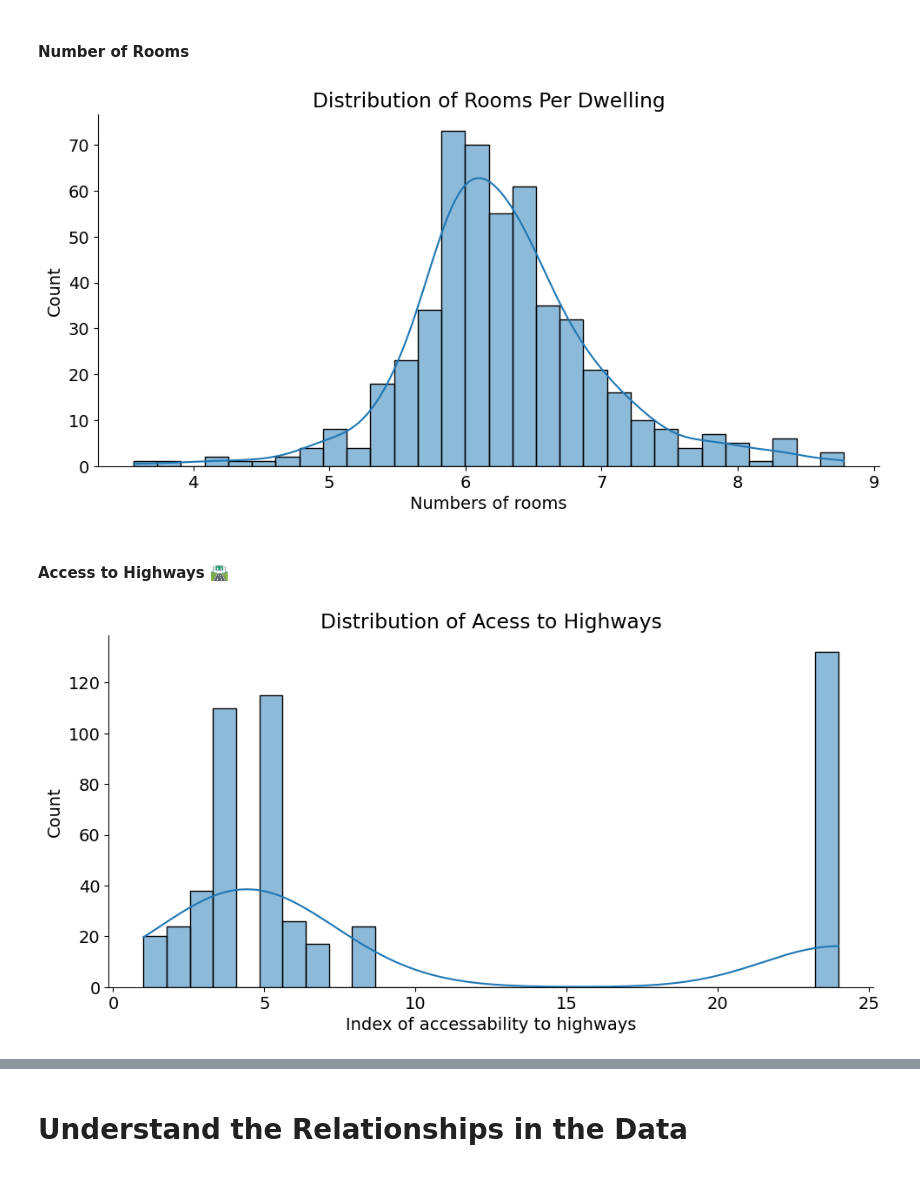
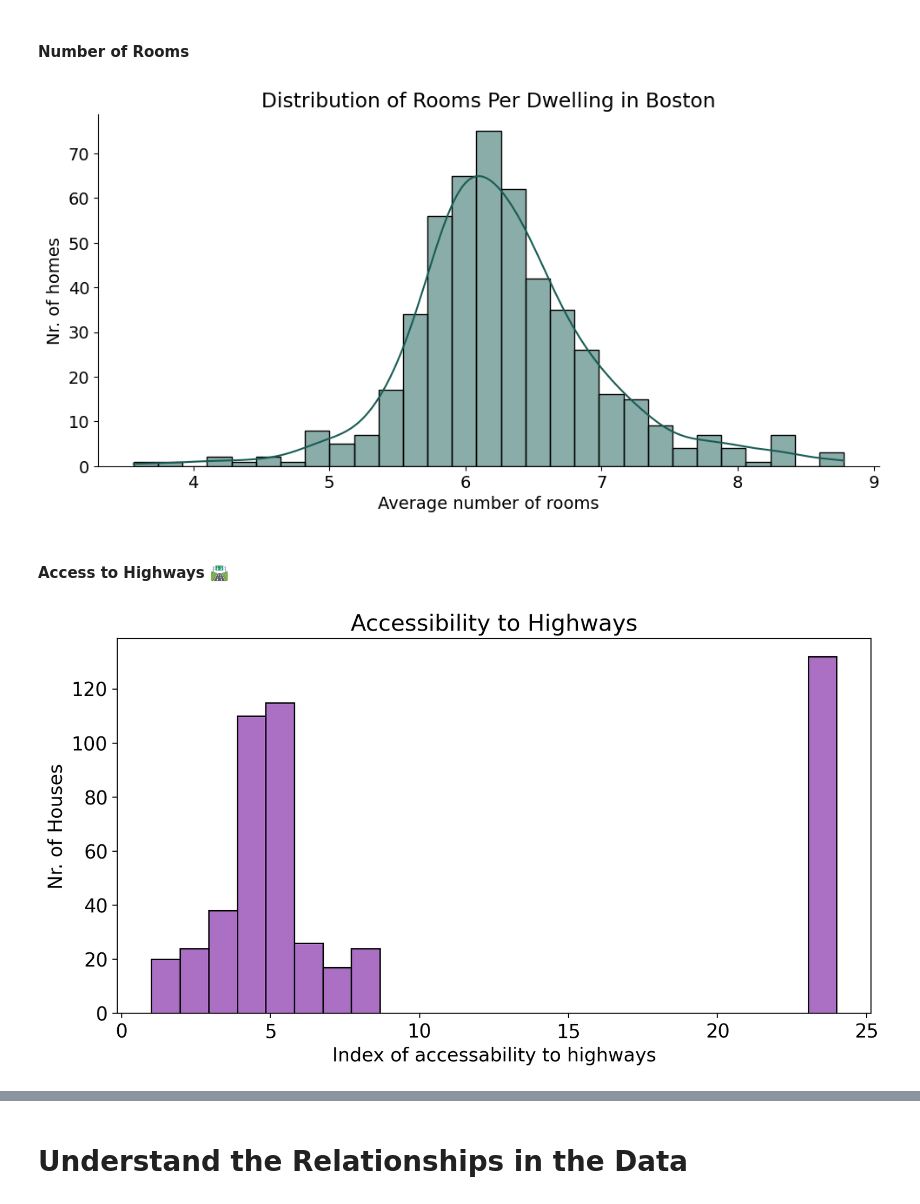
Before and after one commit to renankin/100-days-of-code, a Jupyter notebook: day-081/multivariable-regression/Multivariable_Regression_and_Valuation_Model_(start).ipynb, the cells around one changed output, grey strips where cells are left out. Cells and saved outputs as stored; diff of their text form; code cells hidden in the pictures.

```diff
--- a/day-081/multivariable-regression/Multivariable_Regression_and_Valuation_Model_(start).ipynb
+++ b/day-081/multivariable-regression/Multivariable_Regression_and_Valuation_Model_(start).ipynb
@@ -209,30 +205,33 @@ plt.show()
 sns.displot(data,
             x="RM",
             aspect=2,
-            bins=30,
+            color="#185c54",
             kde=True)
 
-plt.title("Distribution of Rooms Per Dwelling")
-plt.xlabel("Numbers of rooms")
+plt.title("Distribution of Rooms Per Dwelling in Boston")
+plt.xlabel("Average number of rooms")
+plt.ylabel("Nr. of homes")
 plt.rcParams.update({"font.size": 14})
 plt.show()
 # %% [output]
-[figure, old version]
+[figure, new version]
 # %% [markdown]
 #### Access to Highways 🛣
 # %%
-sns.displot(data,
-            x="RAD",
-            aspect=2,
-            bins=30,
-            kde=True)
+plt.figure(figsize=(10, 5), dpi=200)
 
-plt.title("Distribution of Acess to Highways")
+sns.histplot(data,
+             x="RAD",
+             bins=24,
+             color="#8f3fb1")
+
+plt.title("Accessibility to Highways")
 plt.xlabel("Index of accessability to highways")
+plt.ylabel("Nr. of Houses")
 plt.rcParams.update({"font.size": 14})
 plt.show()
 # %% [output]
-[figure, old version]
+[figure, new version]
 # %% [markdown]
 #### Next to the River? ⛵️
 
```
Also changed, not shown: parts of 43 cells of this notebook.
